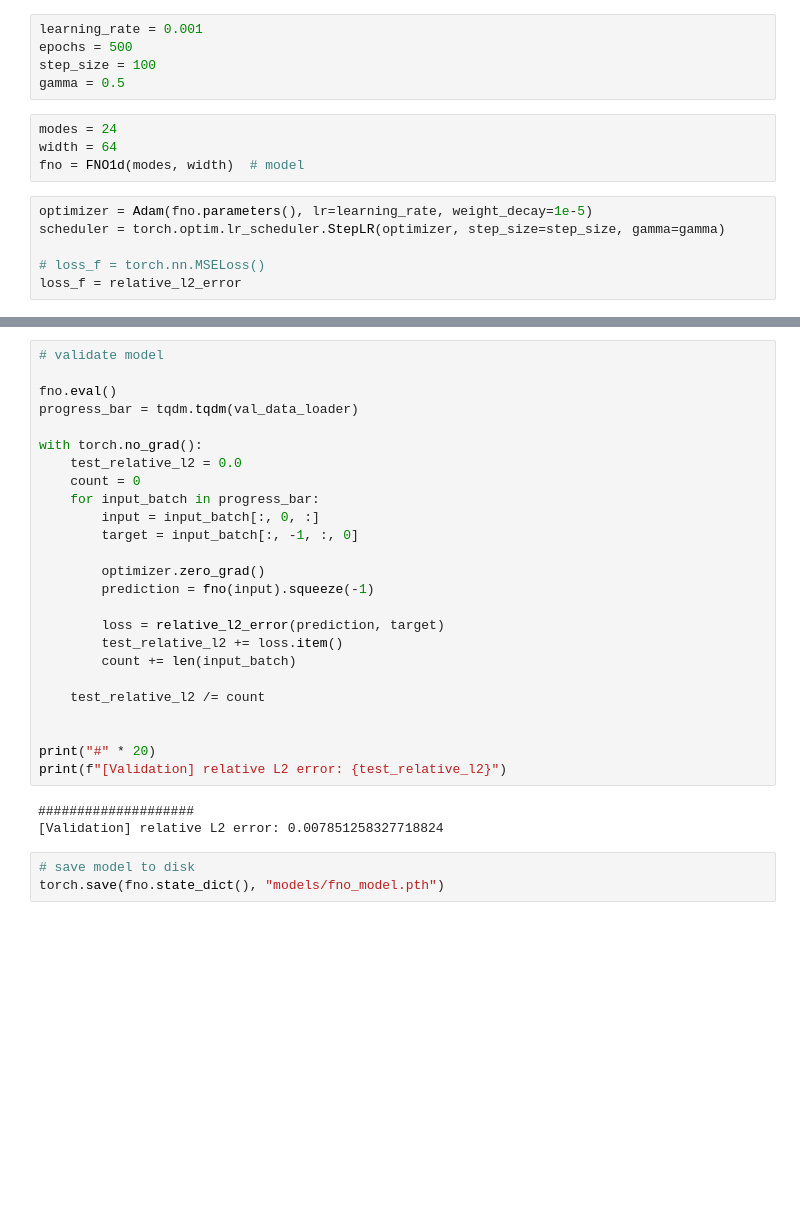
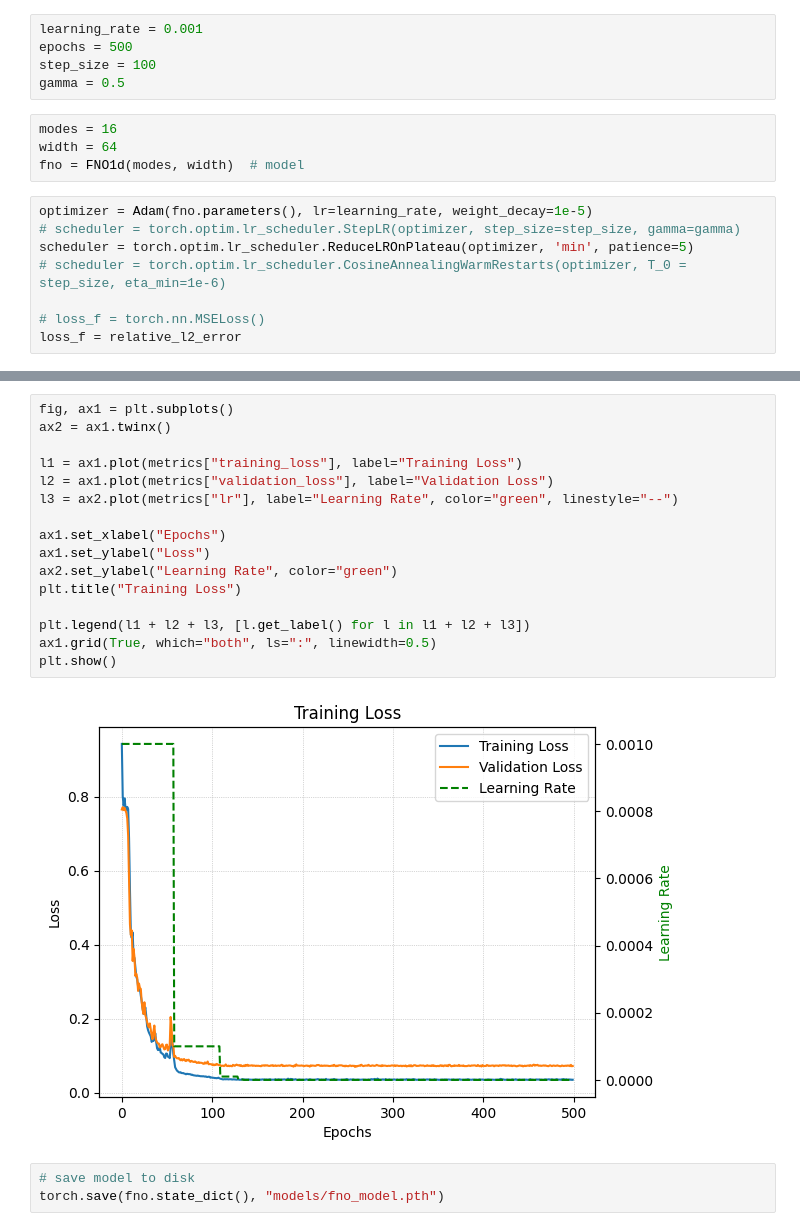
Before and after one commit to benedict-armstrong/FNO-wave-equation, a Jupyter notebook: task1.ipynb, the cells around one changed output, grey strips where cells are left out. Saved outputs shown, nothing was run; the diff lists cells and outputs as text; blank space fills up the shorter version.

Commit message:
t1 model L2_val=0.0721

```diff
--- a/task1.ipynb
+++ b/task1.ipynb
@@ -40,12 +40,14 @@ epochs = 500
 step_size = 100
 gamma = 0.5
 # %%
-modes = 24
+modes = 16
 width = 64
 fno = FNO1d(modes, width)  # model
 # %%
 optimizer = Adam(fno.parameters(), lr=learning_rate, weight_decay=1e-5)
-scheduler = torch.optim.lr_scheduler.StepLR(optimizer, step_size=step_size, gamma=gamma)
+# scheduler = torch.optim.lr_scheduler.StepLR(optimizer, step_size=step_size, gamma=gamma)
+scheduler = torch.optim.lr_scheduler.ReduceLROnPlateau(optimizer, 'min', patience=5)
+# scheduler = torch.optim.lr_scheduler.CosineAnnealingWarmRestarts(optimizer, T_0 = step_size, eta_min=1e-6)
 
 # loss_f = torch.nn.MSELoss()
 loss_f = relative_l2_error
@@ -79,33 +105,23 @@ for epoch in progress_bar:
         }
     )
-# %%
-# validate model
-
-fno.eval()
-progress_bar = tqdm.tqdm(val_data_loader)
-
-with torch.no_grad():
-    test_relative_l2 = 0.0
-    count = 0
-    for input_batch in progress_bar:
-        input = input_batch[:, 0, :]
-        target = input_batch[:, -1, :, 0]
-
-        optimizer.zero_grad()
-        prediction = fno(input).squeeze(-1)
-
-        loss = relative_l2_error(prediction, target)
-        test_relative_l2 += loss.item()
-        count += len(input_batch)
-
-    test_relative_l2 /= count
-
-
-print("#" * 20)
-print(f"[Validation] relative L2 error: {test_relative_l2}")
-# %% [output]
-####################
-[Validation] relative L2 error: 0.007851258327718824
+# %%
+fig, ax1 = plt.subplots()
+ax2 = ax1.twinx()
+
+l1 = ax1.plot(metrics["training_loss"], label="Training Loss")
+l2 = ax1.plot(metrics["validation_loss"], label="Validation Loss")
+l3 = ax2.plot(metrics["lr"], label="Learning Rate", color="green", linestyle="--")
+
+ax1.set_xlabel("Epochs")
+ax1.set_ylabel("Loss")
+ax2.set_ylabel("Learning Rate", color="green")
+plt.title("Training Loss")
+
+plt.legend(l1 + l2 + l3, [l.get_label() for l in l1 + l2 + l3])
+ax1.grid(True, which="both", ls=":", linewidth=0.5)
+plt.show()
+# %% [output]
+[figure, added]
 # %%
 # save model to disk
 torch.save(fno.state_dict(), "models/fno_model.pth")
```
Also changed, not shown: parts of 1 cell of this notebook, 3 other files.
